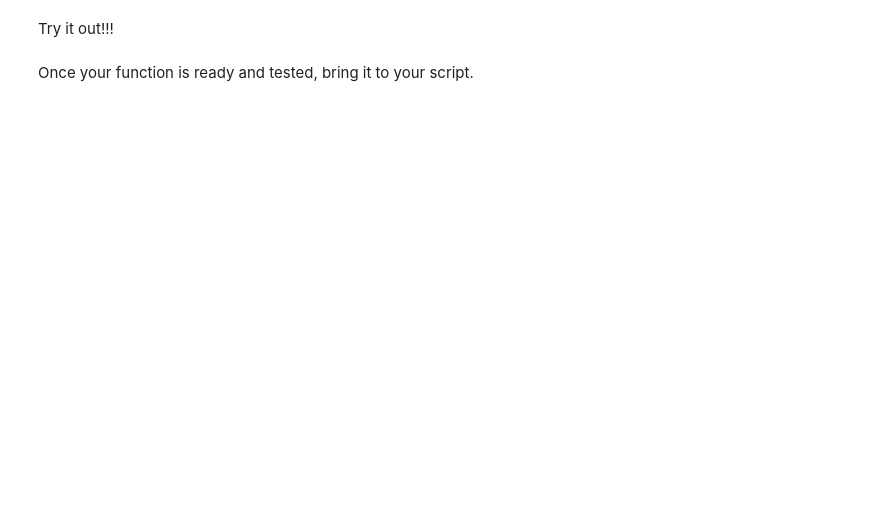
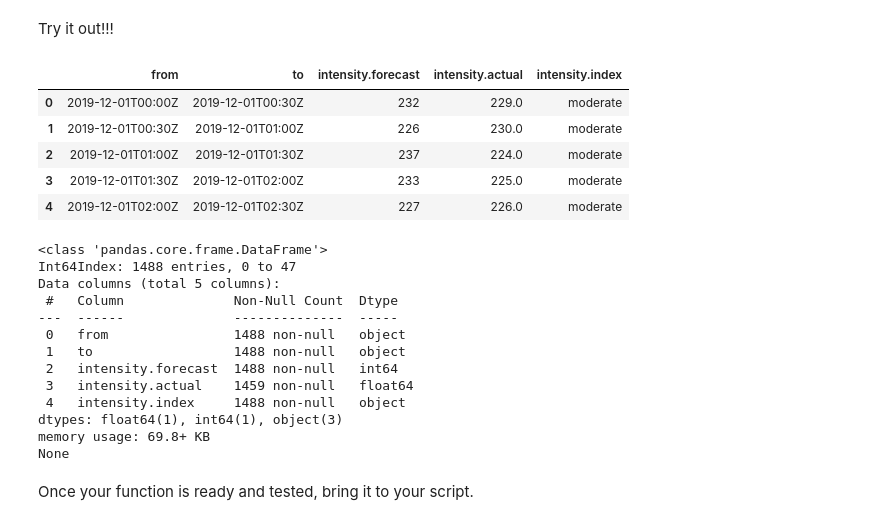
Before and after one commit to cybera/DS-industry-fellowship-2021, a Jupyter notebook: data-workflow/data-workflow.ipynb, the cells around one changed output. Saved outputs shown, nothing was run; the diff lists cells and outputs as text; code cells hidden in the pictures; blank space fills up the shorter version.

```diff
--- a/data-workflow/data-workflow.ipynb
+++ b/data-workflow/data-workflow.ipynb
@@ -160,6 +188,7 @@ def download_intensity_by_date(start_d, end_d):
 
     Returns
     -------
+    all_df (dataframe) master table with requested queries
 
     """
     try:
@@ -184,12 +213,32 @@ def download_intensity_by_date(start_d, end_d):
 Try it out!!!
 # %%
 start="2019-12-01"
-end="2019-12-10"
+end="2019-12-31"
 all_df = download_intensity_by_date(start, end)
 
 master_sheet = pd.concat(all_df)
 display(master_sheet.head())
 print(master_sheet.info())
+# %% [output]
+|  | from | to | intensity.forecast | intensity.actual | intensity.index |
+| 0 | 2019-12-01T00:00Z | 2019-12-01T00:30Z | 232 | 229.0 | moderate |
+| 1 | 2019-12-01T00:30Z | 2019-12-01T01:00Z | 226 | 230.0 | moderate |
+| 2 | 2019-12-01T01:00Z | 2019-12-01T01:30Z | 237 | 224.0 | moderate |
+| 3 | 2019-12-01T01:30Z | 2019-12-01T02:00Z | 233 | 225.0 | moderate |
+| 4 | 2019-12-01T02:00Z | 2019-12-01T02:30Z | 227 | 226.0 | moderate |
+<class 'pandas.core.frame.DataFrame'>
+Int64Index: 1488 entries, 0 to 47
+Data columns (total 5 columns):
+ #   Column              Non-Null Count  Dtype
+---  ------              --------------  -----
+ 0   from                1488 non-null   object
+ 1   to                  1488 non-null   object
+ 2   intensity.forecast  1488 non-null   int64
+ 3   intensity.actual    1459 non-null   float64
+ 4   intensity.index     1488 non-null   object
+dtypes: float64(1), int64(1), object(3)
+memory usage: 69.8+ KB
+None
 # %% [markdown]
 Once your function is ready and tested, bring it to your script.
 # %%
```
Also changed, not shown: parts of 10 cells of this notebook, 2 other files.
